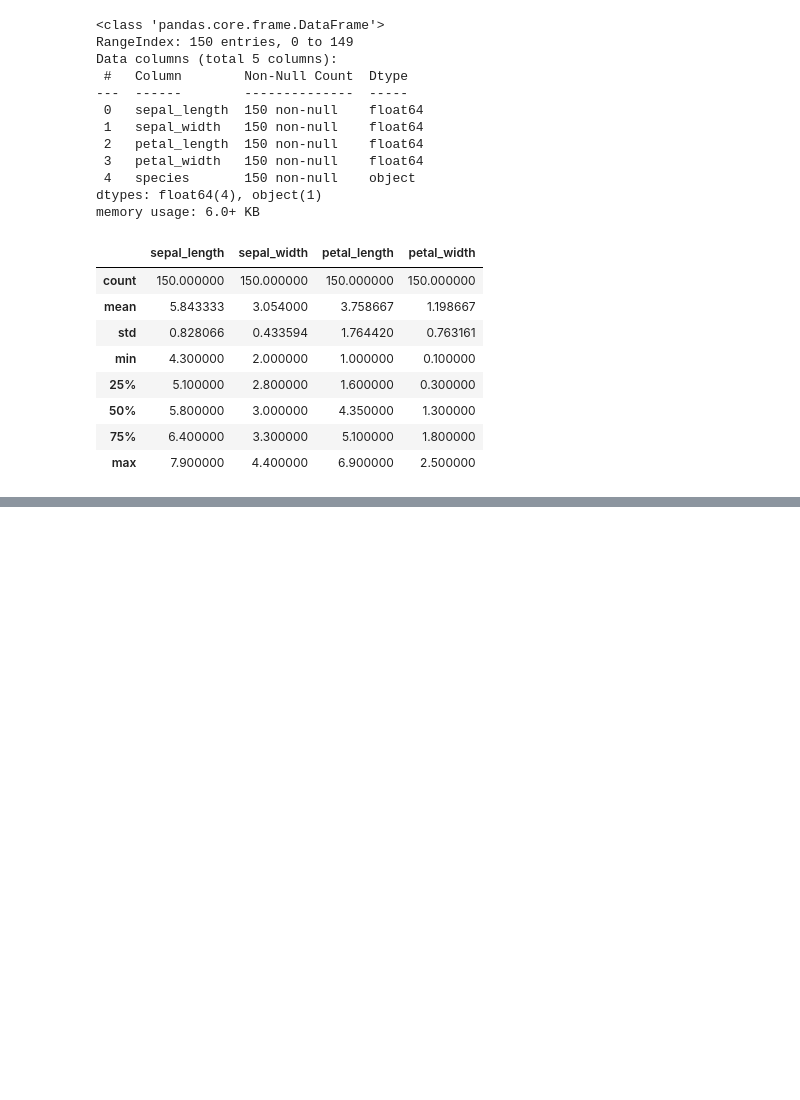
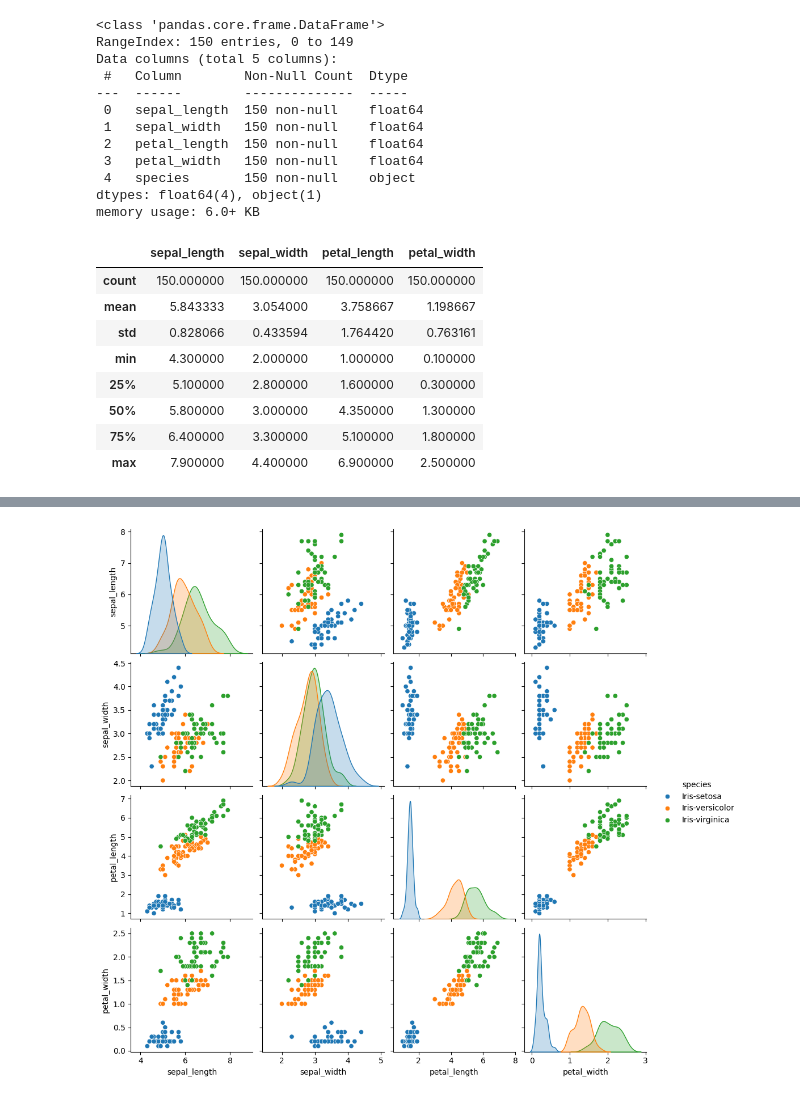
Before and after one commit to AbdullahbinTahir42/DHC-564, a Jupyter notebook: task1/Exploration.ipynb, the cells around one changed output, grey strips where cells are left out. Drawn from its saved outputs; the diff is of its cells as text; code cells hidden in the pictures; blank space fills up the shorter version.

```diff
--- a/task1/Exploration.ipynb
+++ b/task1/Exploration.ipynb
@@ -54,0 +72,6 @@ df.describe()
+# %%
+# Visualize relationships between all pairs of variables, colored by species
+sns.pairplot(df, hue='species')
+plt.show()
+# %% [output]
+[figure, added]
```
Also changed, not shown: parts of 7 cells of this notebook.
